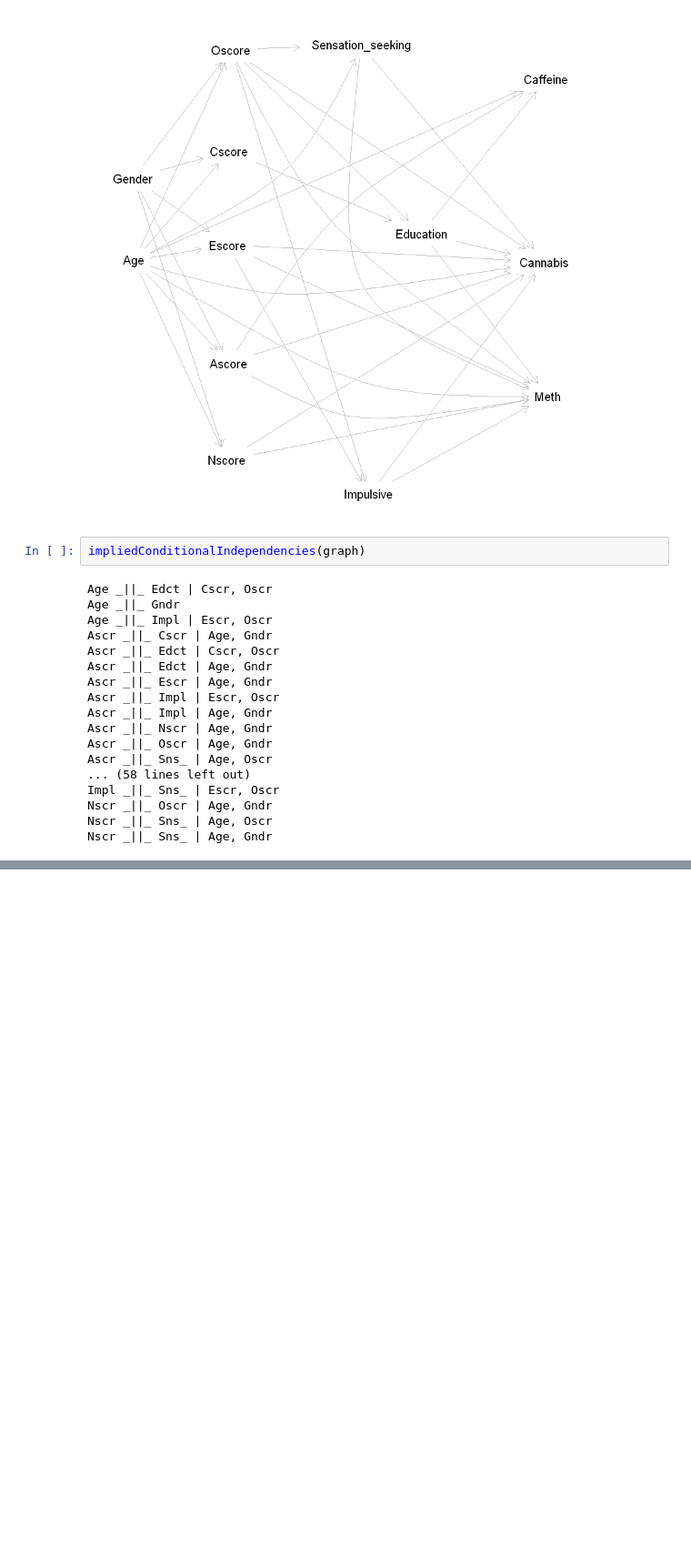
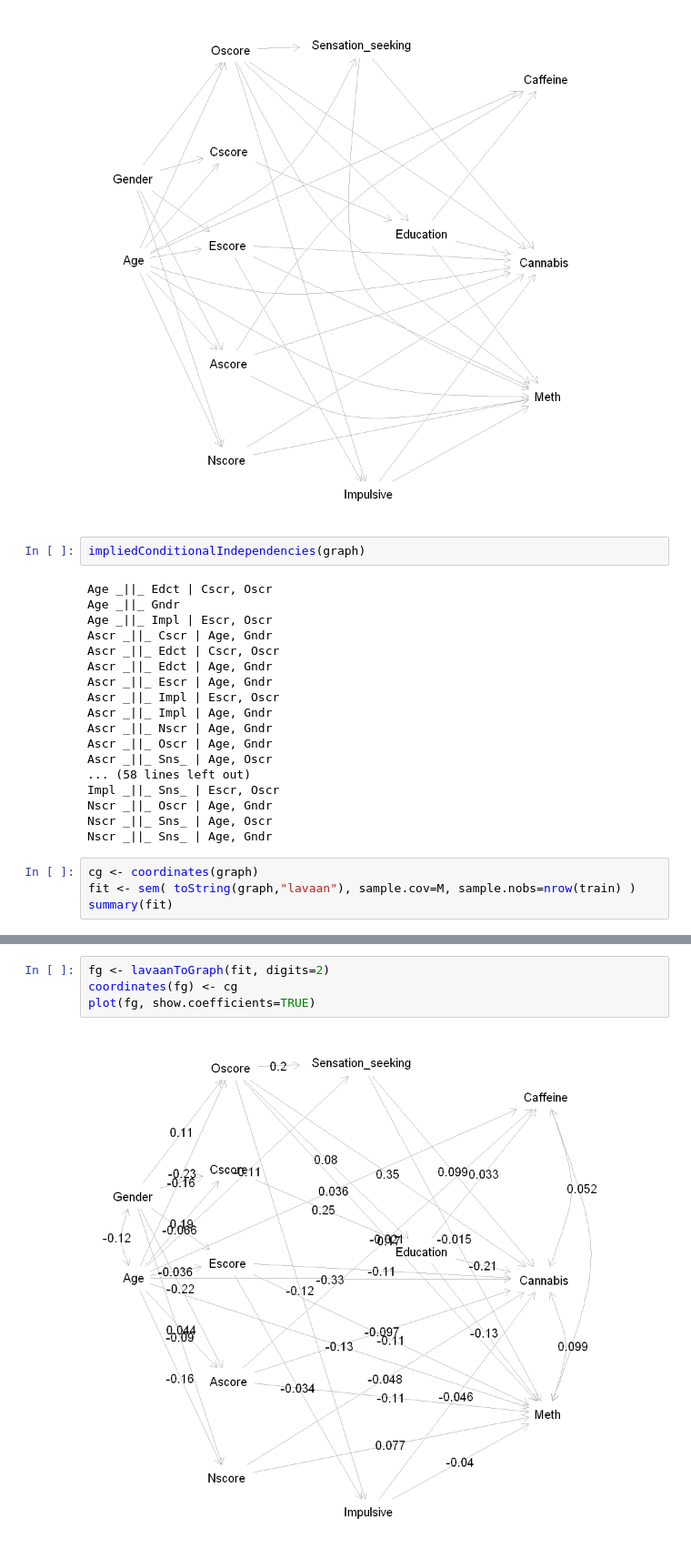
Before and after one commit to prat8897/BayesianNetworkAssignment, a Jupyter notebook: Network_Building_Testing.ipynb, the cells around one changed output, grey strips where cells are left out. Shown: that part at 91% size. Cells and saved outputs as stored; diff of their text form; blank space fills up the shorter version.

```diff
--- a/Network_Building_Testing.ipynb
+++ b/Network_Building_Testing.ipynb
@@ -164,3 +241,7 @@ Impl _||_ Sns_ | Escr, Oscr
 Nscr _||_ Oscr | Age, Gndr
 Nscr _||_ Sns_ | Age, Oscr
 Nscr _||_ Sns_ | Age, Gndr
+# %%
+cg <- coordinates(graph)
+fit <- sem( toString(graph,"lavaan"), sample.cov=M, sample.nobs=nrow(train) )
+summary(fit)
@@ -166,0 +266,6 @@ Nscr _||_ Sns_ | Age, Gndr
+# %%
+fg <- lavaanToGraph(fit, digits=2)
+coordinates(fg) <- cg
+plot(fg, show.coefficients=TRUE)
+# %% [output]
+[figure, added]
```
Also changed, not shown: parts of 20 cells of this notebook.
